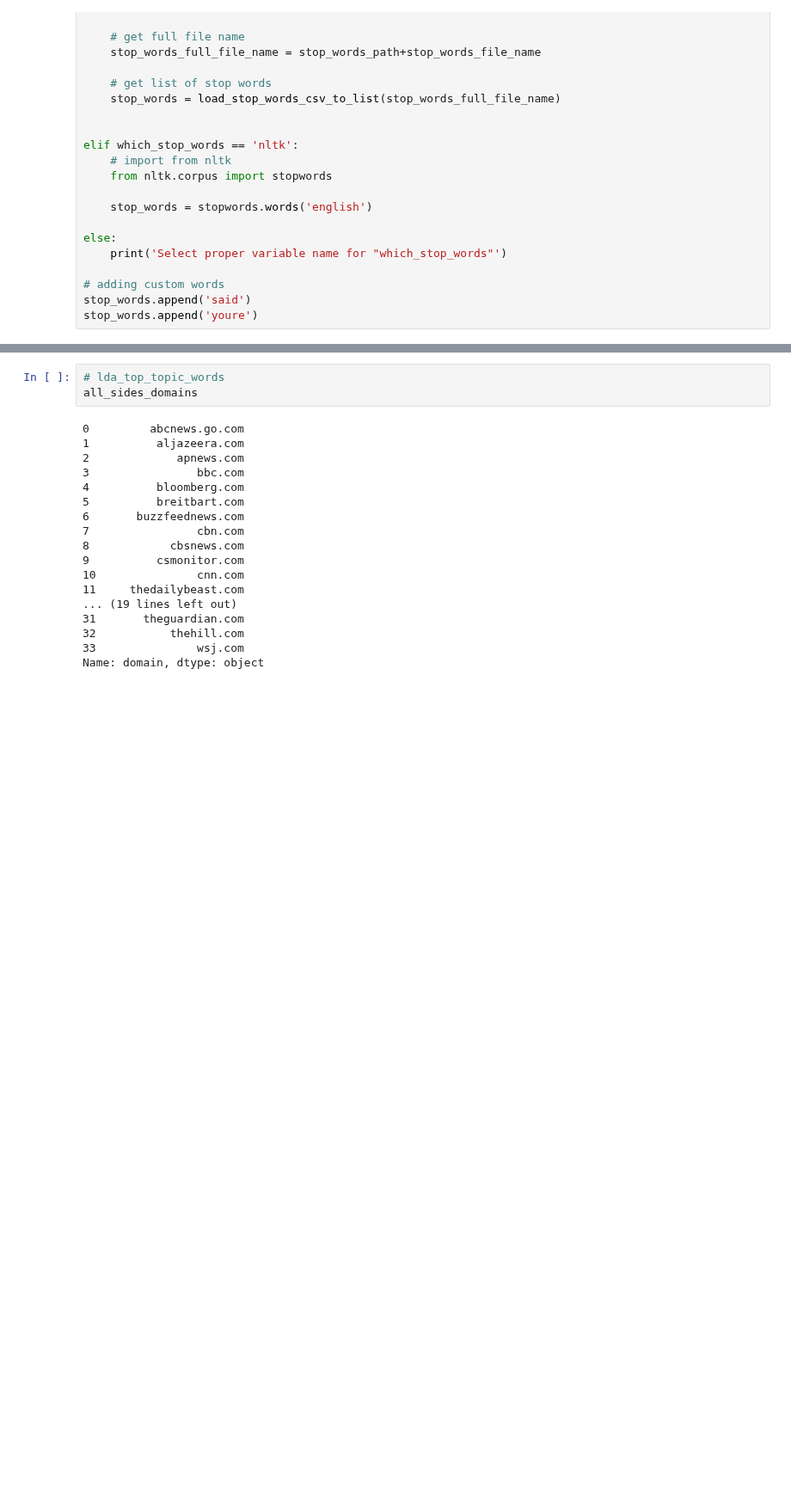
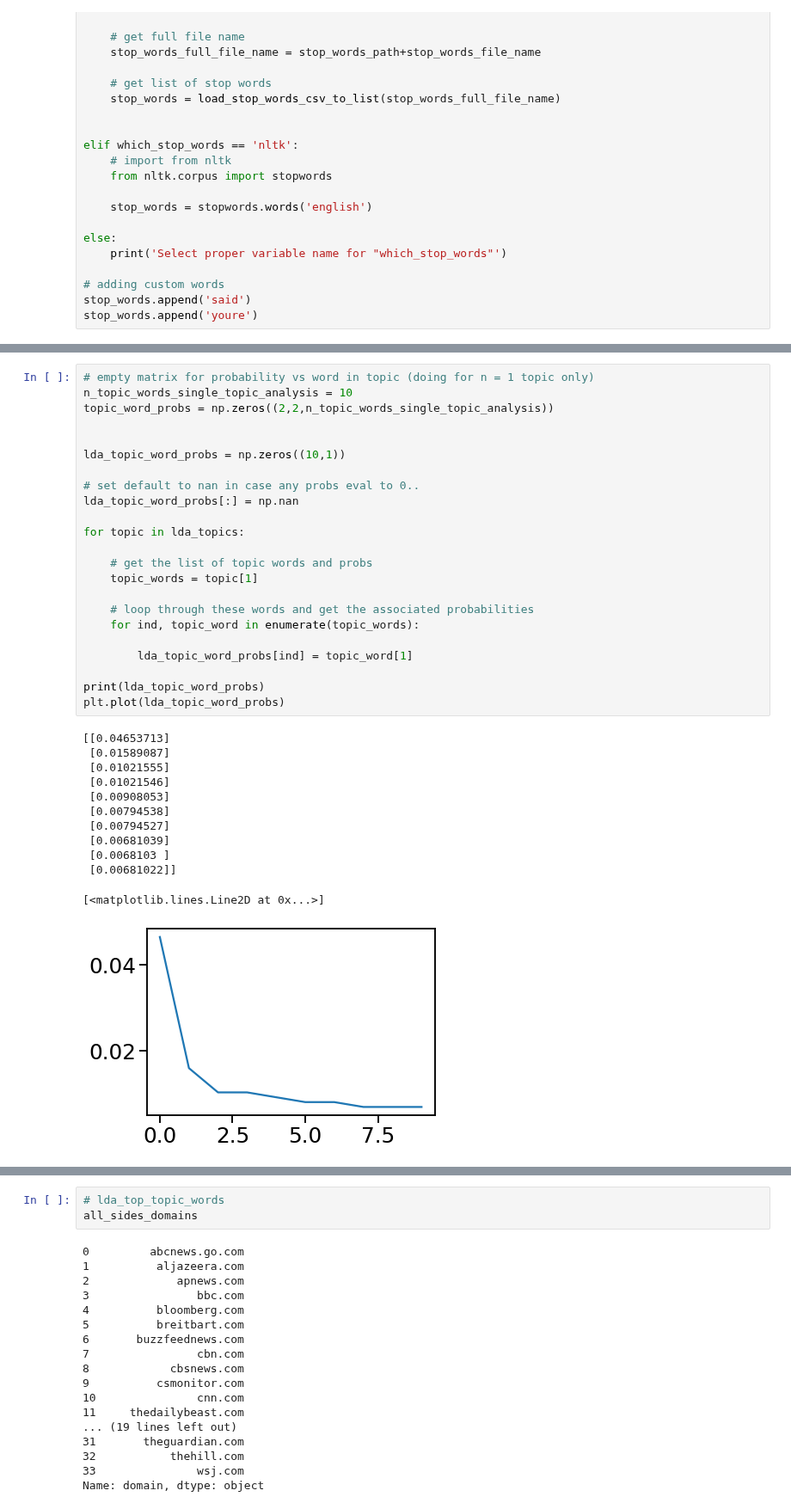
Before and after one commit to sagarsetru/debiaser, a Jupyter notebook: validation_single_document_LDA.ipynb, the cells around one changed output, grey strips where cells are left out. Shown at 86% size. Cells and saved outputs as stored; diff of their text form; blank space fills up the shorter version.

```diff
--- a/validation_single_document_LDA.ipynb
+++ b/validation_single_document_LDA.ipynb
@@ -604,0 +216,36 @@ lda_top_topic_words
+# %%
+# empty matrix for probability vs word in topic (doing for n = 1 topic only)
+n_topic_words_single_topic_analysis = 10
+topic_word_probs = np.zeros((2,2,n_topic_words_single_topic_analysis))
+
+
+lda_topic_word_probs = np.zeros((10,1))
+
+# set default to nan in case any probs eval to 0..
+lda_topic_word_probs[:] = np.nan
+
+for topic in lda_topics:
+
+    # get the list of topic words and probs
+    topic_words = topic[1]
+
+    # loop through these words and get the associated probabilities
+    for ind, topic_word in enumerate(topic_words):
+
+        lda_topic_word_probs[ind] = topic_word[1]
+
+print(lda_topic_word_probs)
+plt.plot(lda_topic_word_probs)
+# %% [output]
+[[0.04653713]
+ [0.01589087]
+ [0.01021555]
+ [0.01021546]
+ [0.00908053]
+ [0.00794538]
+ [0.00794527]
+ [0.00681039]
+ [0.0068103 ]
+ [0.00681022]]
+[<matplotlib.lines.Line2D at 0x...>]
+[figure, added]
```
Also changed, not shown: parts of 34 cells of this notebook.
